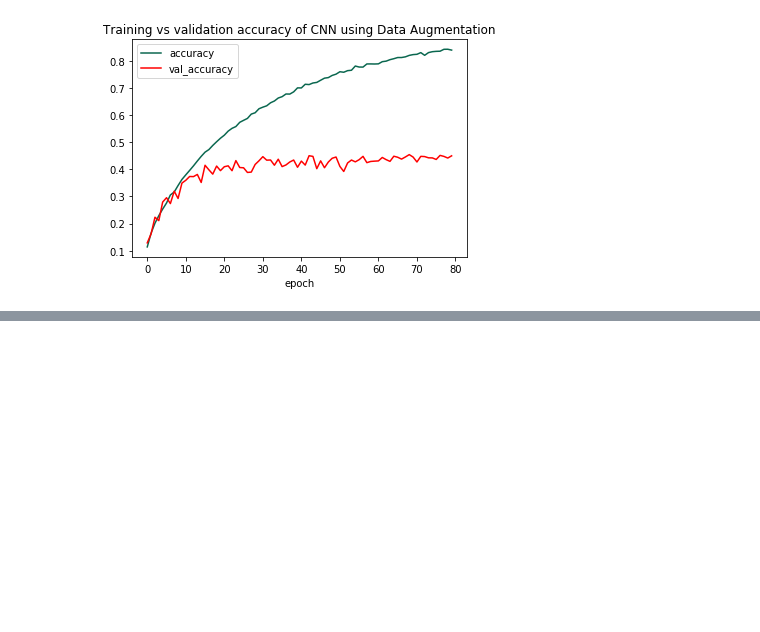
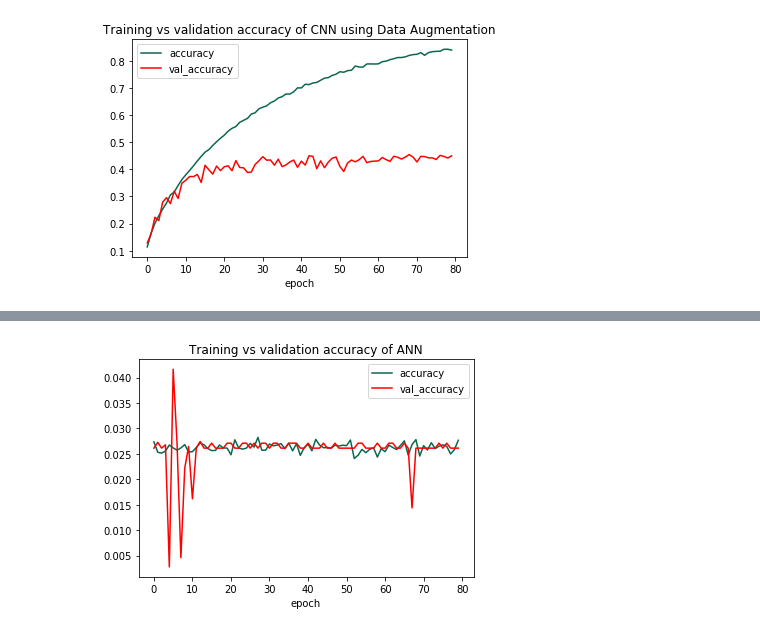
Before and after one commit to nasifimtiazohi/Caltech256-project, a Jupyter notebook: PlotGenerator.ipynb, the cells around one changed output, grey strips where cells are left out. Cells and saved outputs as stored; diff of their text form; code cells hidden in the pictures; blank space fills up the shorter version.

```diff
--- a/PlotGenerator.ipynb
+++ b/PlotGenerator.ipynb
@@ -21,0 +60,3 @@ plt.show()
+# %%
+dfANN = pd.read_csv("./Results/Caltech256ANN.csv")
+dfANN.head()
@@ -21,0 +70,8 @@ plt.show()
+# %%
+ax = plt.gca()
+dfANN.plot(kind='line',x='epoch',y='accuracy',color='#0a674f', ax=ax, title = 'Training vs validation accuracy of ANN' )
+dfANN.plot(kind='line',x='epoch',y='val_accuracy', color='red', ax=ax)
+plt.savefig('./Plots/ANNAccuracy.png', dpi = 400)
+plt.show()
+# %% [output]
+[figure, added]
```
Also changed, not shown: parts of 11 cells of this notebook, 6 other files.
